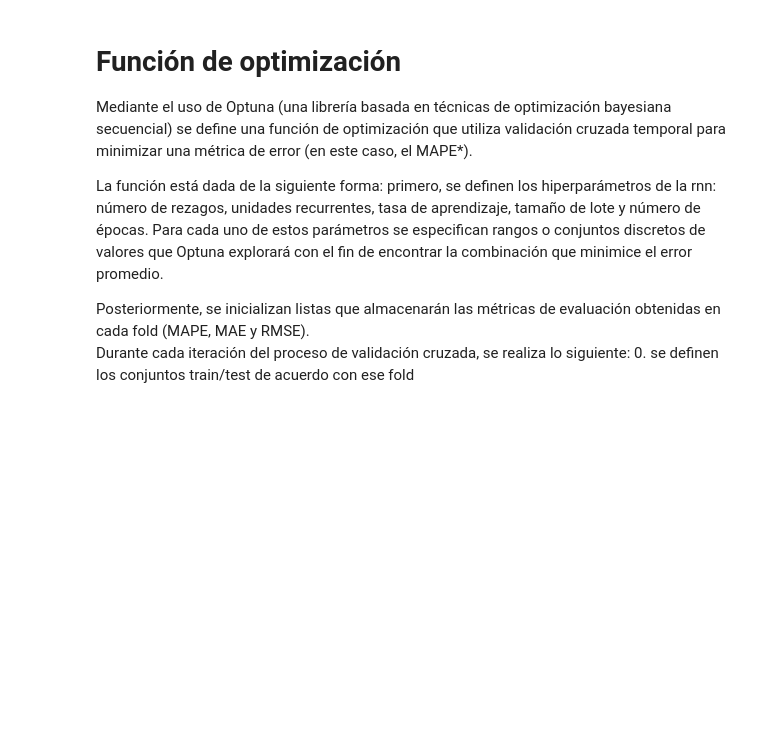
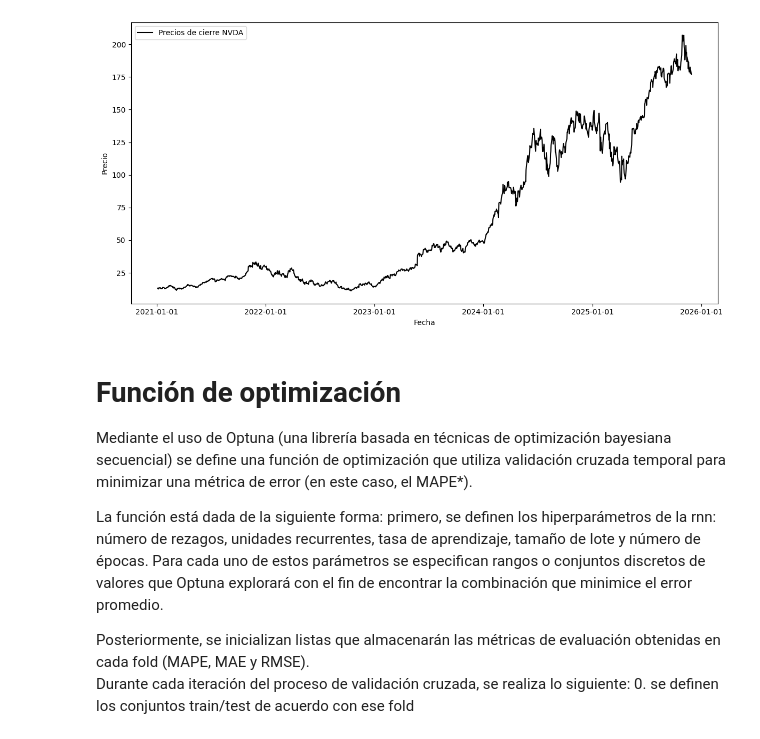
Before and after one commit to JuanDavidPiedrahitaLopez/energy_demand_forecasting_models, a Jupyter notebook: models/notebooks/xgboost v3.ipynb, the cells around one changed output. Drawn from its saved outputs; the diff is of its cells as text; code cells hidden in the pictures; blank space fills up the shorter version.

```diff
--- a/models/notebooks/xgboost v3.ipynb
+++ b/models/notebooks/xgboost v3.ipynb
@@ -34,8 +34,8 @@ import matplotlib.pyplot as plt
 import matplotlib.dates as mdates
 import seaborn as sns
 import plotly.graph_objects as go
-plt.style.use("seaborn-v0_8-darkgrid")
-sns.set_palette("viridis")
+#plt.style.use("seaborn-v0_8-darkgrid")
+#sns.set_palette("viridis")
 
 # semilla para reproductibilidad
 # configuración de reproductbilidad
@@ -54,7 +54,7 @@ tickets = [
     #"UBSFY"
 ]
 # se cargan las fechas
-dates = pd.read_csv("../data/csv/SPX_data.csv")
+dates = pd.read_csv("../../data/csv/SPX_data.csv")
 # se crea un dataframe con las fechas de close para almacenar los precios de cierre
 date_close = pd.DataFrame({
     "Date": pd.to_datetime(dates["Date"])
@@ -65,7 +65,7 @@ date_close = pd.DataFrame({
 
 for ticket in tickets:
     file_name = ticket.replace("^", "") # se quita el caracter ^
-    data_ticket = pd.read_csv(f"../data/csv/{file_name}_data.csv") # se lee el archivo csv del ticket correspondiente
+    data_ticket = pd.read_csv(f"../../data/csv/{file_name}_data.csv") # se lee el archivo csv del ticket correspondiente
     data_ticket["Date"] = pd.to_datetime(data_ticket["Date"]) # se formatea la columna Date a fecha
 
     # se define el nombre de la columna de precios de cierre
@@ -86,18 +93,20 @@ df_data_close.head()
 # %%
 # se grafican los datos de cierre de la serie
-plt.figure(figsize=(10,6))
-plt.plot(df_data_close["Date"], df_data_close["NVDA"], label="Precios de cierre NVDA")
+plt.figure(figsize=(12,6))
+plt.plot(df_data_close["Date"], df_data_close["NVDA"], label="Precios de cierre NVDA", color="black")
 plt.xlabel("Fecha")
 plt.ylabel("Precio")
 plt.legend()
 
 # esta parte es para que las fechas en el eje x se vean mejor
 ax = plt.gca()
 ax.xaxis.set_major_locator(mdates.AutoDateLocator()) # se ajusta el espaciado de las fechas
 ax.xaxis.set_major_formatter(mdates.DateFormatter('%Y-%m-%d')) # se formatea la fechas
-plt.grid(True)
+#plt.grid(True)
 plt.tight_layout()# se ajusta el layout para que no se corten los elementos
 plt.show()
+# %% [output]
+[figure, added]
 # %%
 """ # se hace una copia para la manipulación de los datos y se deja un porcentaje para extrapolar el comportamiento del modelo
 df_data_close_copy = df_data_close.copy()
```
Also changed, not shown: parts of 1 cell of this notebook, 3 other files.
